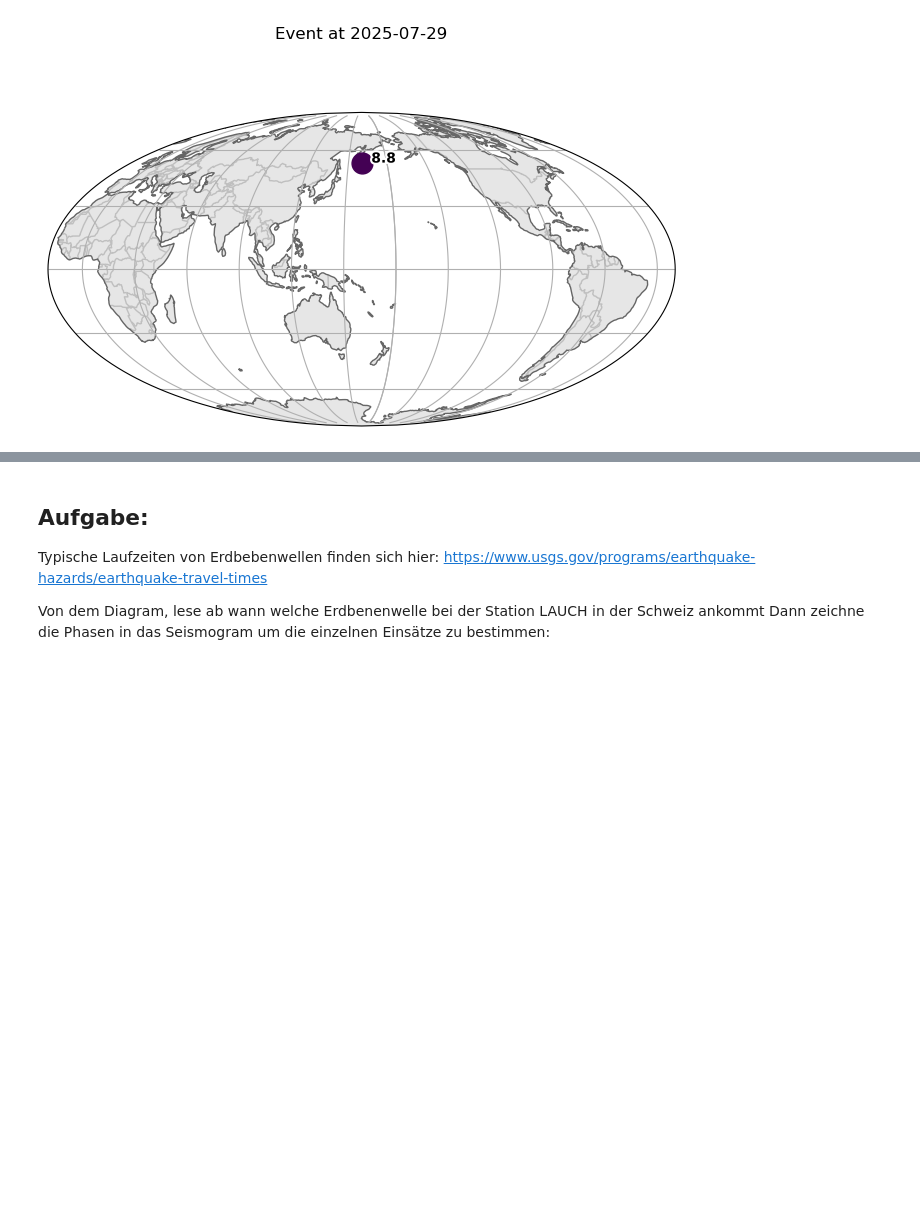
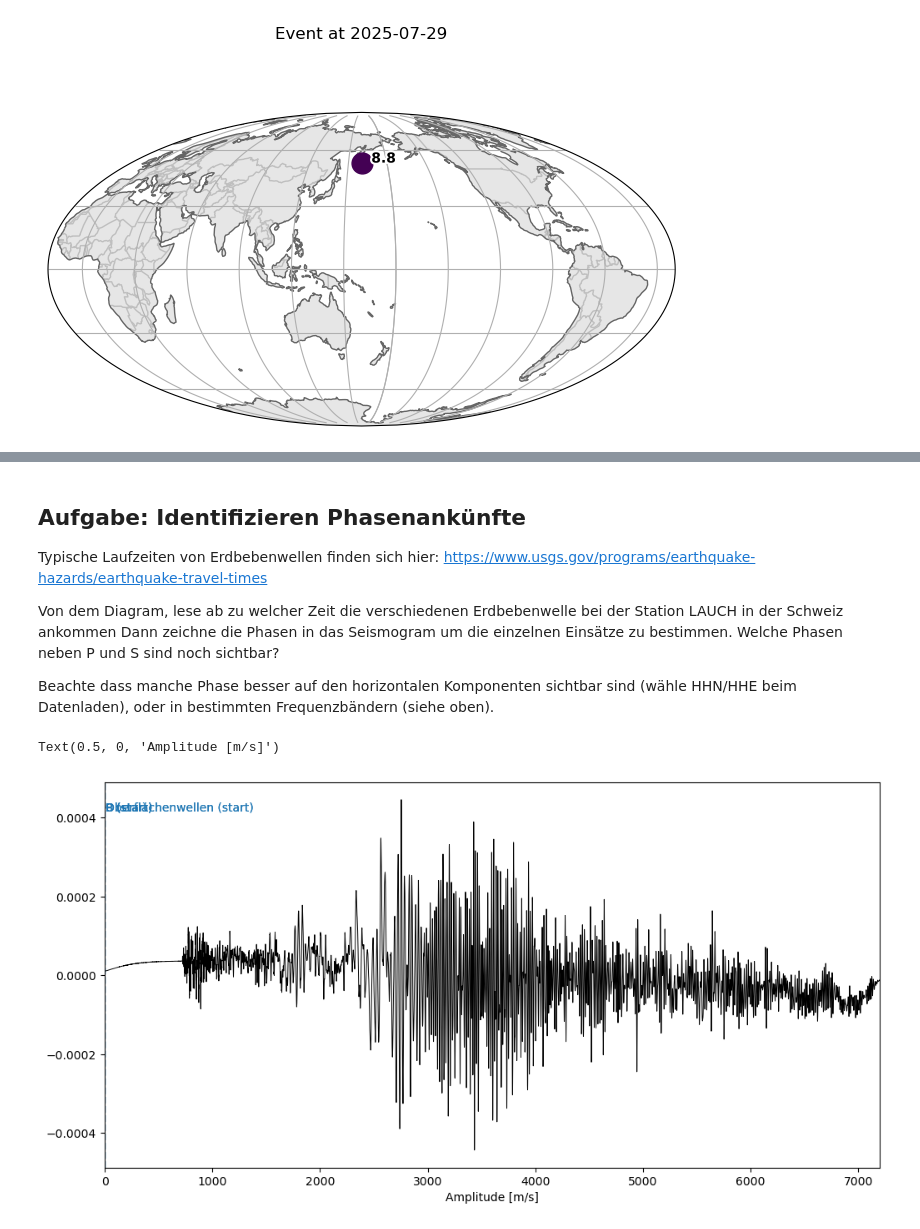
Before and after one commit to niko-d/test_setup, a Jupyter notebook: notebooks/ErdbebenDaten.ipynb, the cells around one changed output, grey strips where cells are left out. Drawn from its saved outputs; the diff is of its cells as text; code cells hidden in the pictures; blank space fills up the shorter version.

```diff
--- a/notebooks/ErdbebenDaten.ipynb
+++ b/notebooks/ErdbebenDaten.ipynb
@@ -357,7 +377,9 @@ plt.show()
 # %% [markdown]
-## Aufgabe:
+## Aufgabe: Identifizieren Phasenankünfte
+
 Typische Laufzeiten von Erdbebenwellen finden sich hier: https://www.usgs.gov/programs/earthquake-hazards/earthquake-travel-times
 
-Von dem Diagram, lese ab wann welche Erdbenenwelle bei der Station LAUCH
-in der Schweiz ankommt
-Dann zeichne die Phasen in das Seismogram um die einzelnen Einsätze zu bestimmen:
+Von dem Diagram, lese ab zu welcher Zeit die verschiedenen Erdbebenwelle bei der Station LAUCH in der Schweiz ankommen
+Dann zeichne die Phasen in das Seismogram um die einzelnen Einsätze zu bestimmen. Welche Phasen neben P und S sind noch sichtbar?
+
+Beachte dass manche Phase besser auf den horizontalen Komponenten sichtbar sind (wähle HHN/HHE beim Datenladen), oder in bestimmten Frequenzbändern (siehe oben).
@@ -367,0 +386,29 @@ plt.axvline(1000)
+# %%
+
+def mark_phase(timestep_seconds, label):
+    plt.axvline(timestep_seconds,ls="--")
+    plt.text(timestep_seconds + 10, plt.ylim()[1]*0.9, label, color='tab:blue', va='top')
+
+p = 0 # TODO
+s = 0 # TODO
+surface_waves = 0 # TODO
+# weitere Phasen?
+
+plt.figure(figsize=(12,6))
+plt.plot(t, stream[0].data, lw=0.7,color="k")
+mark_phase(p, "P (start)")
+mark_phase(s, "S (start)")
+mark_phase(surface_waves , "Oberflächenwellen (start)")
+
+
+mark_phase(p, "P (start)")
+mark_phase(s, "S (start)")
+mark_phase(surface_waves , "Oberflächenwellen (start)")
+
+
+plt.xlim(t[0],t[-1])
+plt.xlabel("Zeit nach Herdzeit [s]")
+plt.xlabel("Amplitude [m/s]")
+# %% [output]
+Text(0.5, 0, 'Amplitude [m/s]')
+[figure, added]
```
Also changed, not shown: parts of 5 cells of this notebook.
